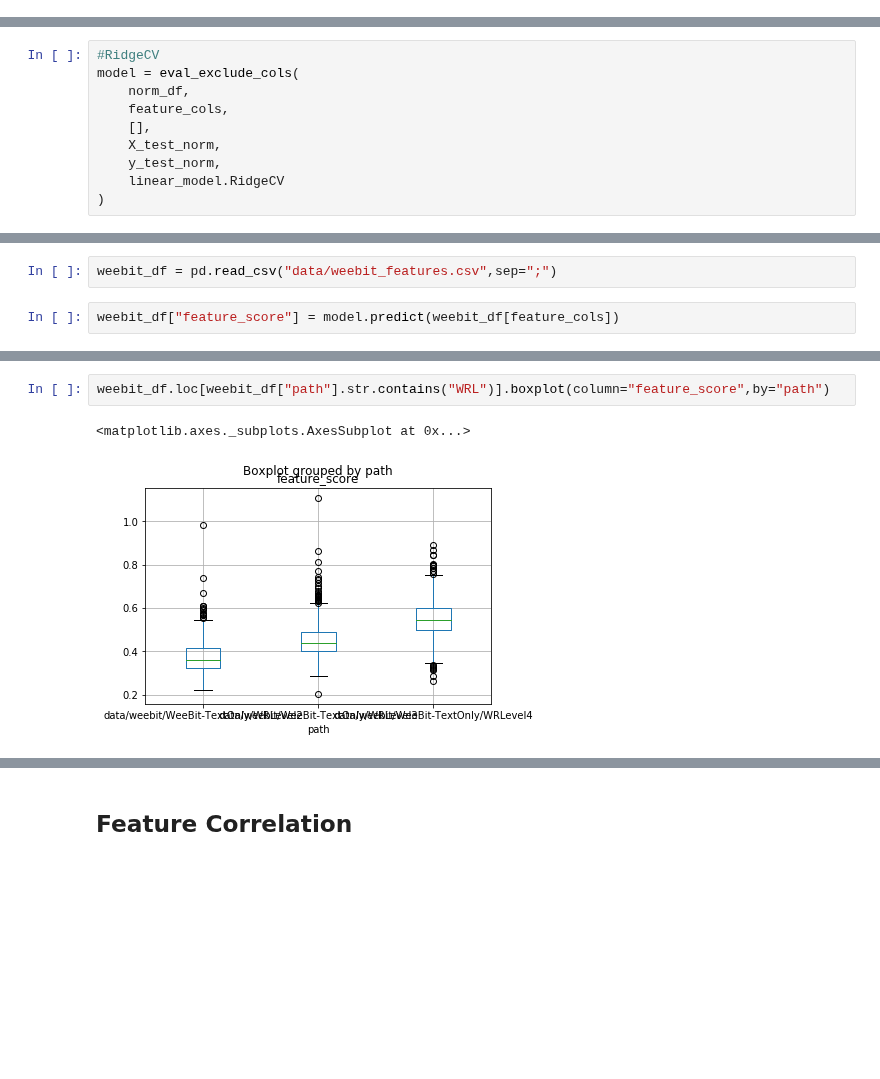
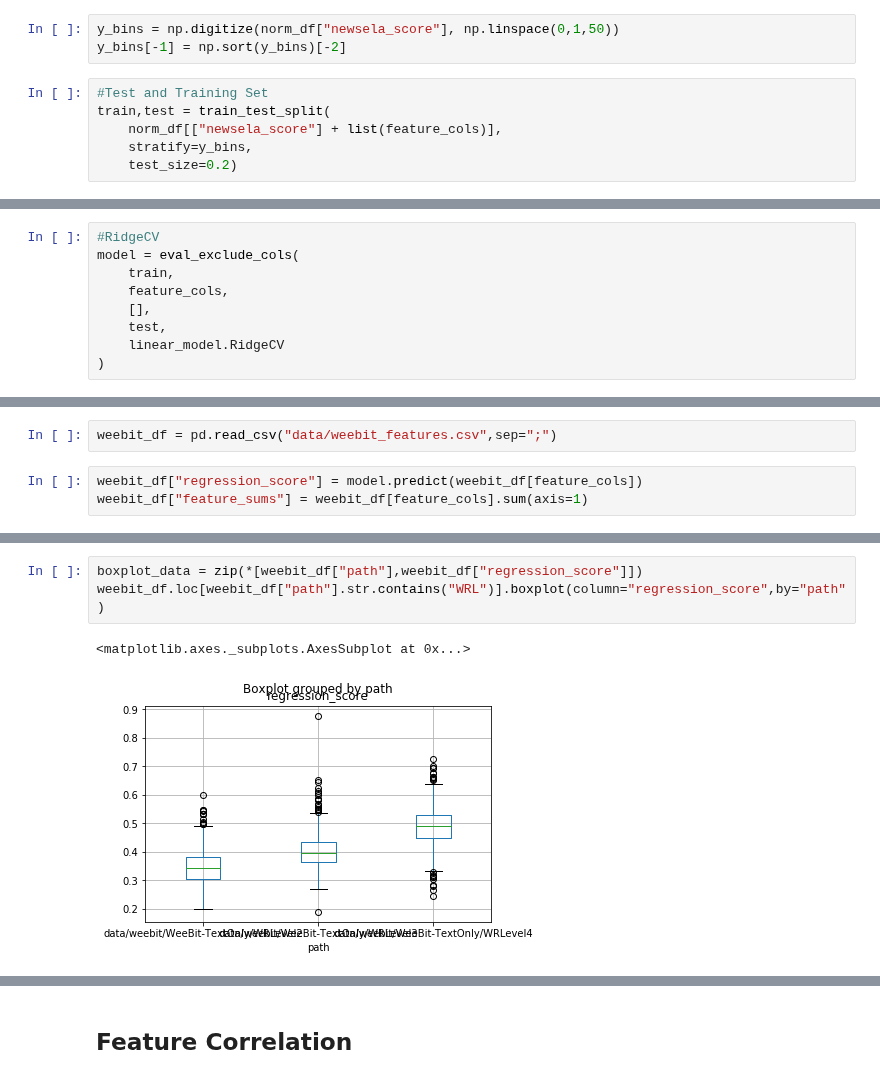
Before and after one commit to PaulOpu/TS_LossFunction, a Jupyter notebook: code/Opuchlich_FeatureRegression.ipynb, the cells around one changed output, grey strips where cells are left out. Saved outputs shown, nothing was run; the diff lists cells and outputs as text; blank space fills up the shorter version.

```diff
--- a/code/Opuchlich_FeatureRegression.ipynb
+++ b/code/Opuchlich_FeatureRegression.ipynb
@@ -277 +293,10 @@ y_test_norm = y_test / 1650
+# %%
+y_bins = np.digitize(norm_df["newsela_score"], np.linspace(0,1,50))
+y_bins[-1] = np.sort(y_bins)[-2]
+# %%
+#Test and Training Set
+train,test = train_test_split(
+    norm_df[["newsela_score"] + list(feature_cols)],
+    stratify=y_bins,
+    test_size=0.2)
 # %%
@@ -304,11 +342,10 @@ norm_df.head()
 # %%
 #RidgeCV
 model = eval_exclude_cols(
-    norm_df,
+    train,
     feature_cols,
     [],
-    X_test_norm,
-    y_test_norm,
+    test,
     linear_model.RidgeCV
 )
 # %% [output]
@@ -358,4 +371,5 @@ array([ 1.01409698])
 # %%
 weebit_df = pd.read_csv("data/weebit_features.csv",sep=";")
 # %%
-weebit_df["feature_score"] = model.predict(weebit_df[feature_cols])
+weebit_df["regression_score"] = model.predict(weebit_df[feature_cols])
+weebit_df["feature_sums"] = weebit_df[feature_cols].sum(axis=1)
@@ -364,5 +397,6 @@ boxplot_data = zip(*[weebit_df["path"],weebit_df["feature_score"]])
 # %%
-weebit_df.loc[weebit_df["path"].str.contains("WRL")].boxplot(column="feature_score",by="path")
+boxplot_data = zip(*[weebit_df["path"],weebit_df["regression_score"]])
+weebit_df.loc[weebit_df["path"].str.contains("WRL")].boxplot(column="regression_score",by="path")
 # %% [output]
 <matplotlib.axes._subplots.AxesSubplot at 0x...>
-[figure, old version]
+[figure, new version]
```
Also changed, not shown: parts of 44 cells of this notebook, 1 other file.
